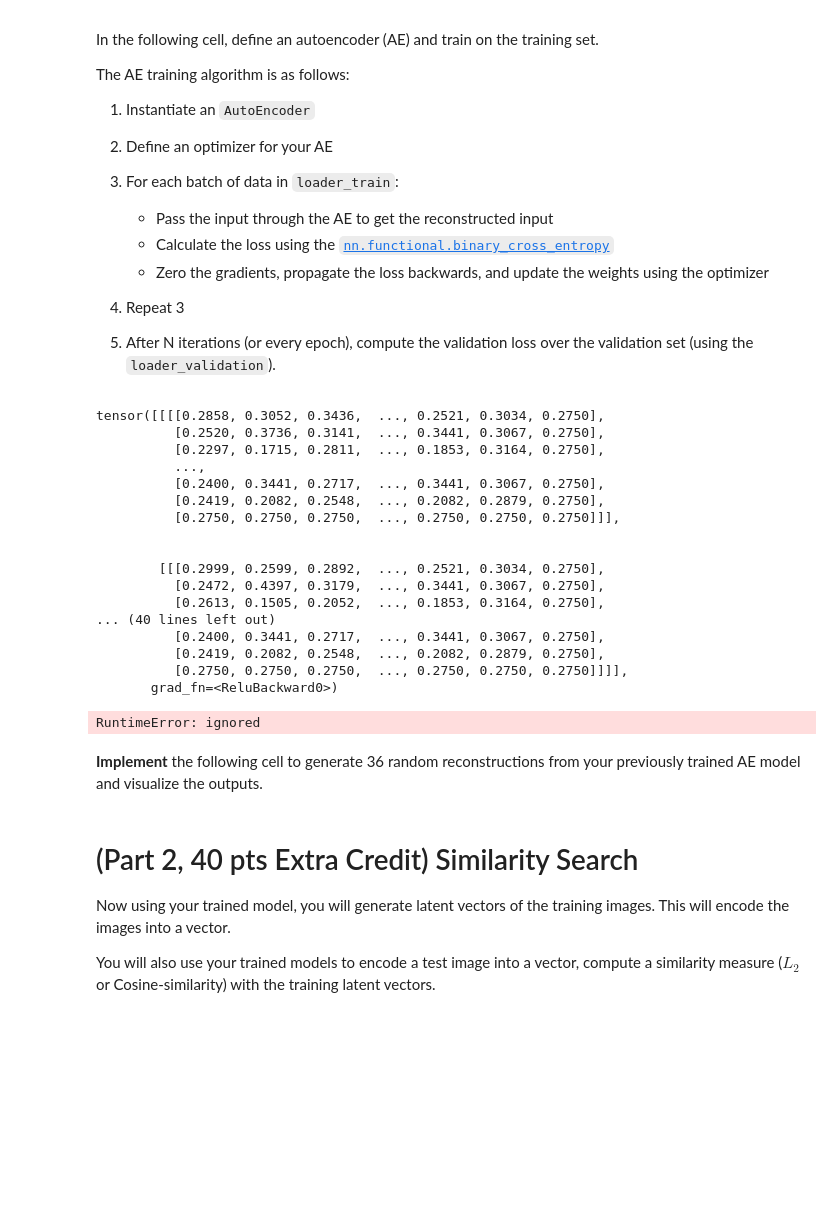
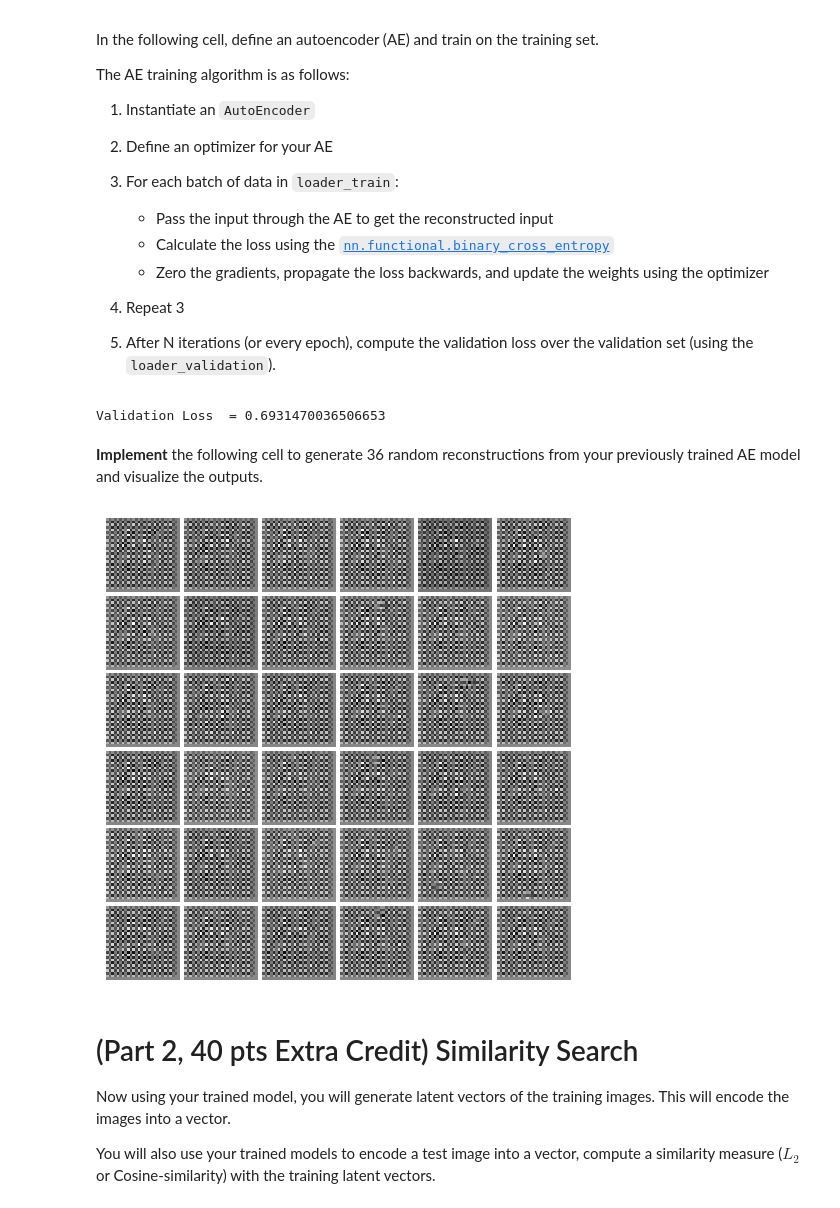
Before and after one commit to LadyLandshark/Annoyatron, a Jupyter notebook: khill9_cs480e_2023,3f_final.ipynb, the cells around one changed output. Drawn from its saved outputs; the diff is of its cells as text; code cells hidden in the pictures; blank space fills up the shorter version.

Commit message:
Part 1 works, for a given value of work

```diff
--- a/khill9_cs480e_2023,3f_final.ipynb
+++ b/khill9_cs480e_2023,3f_final.ipynb
@@ -169,7 +169,18 @@ class AutoEncoder(nn.Module):
             'linear': nn.Linear(400, self.latent_dim),
             'relu_final': nn.ReLU()
         }
-        self.layers = nn.ModuleList(self.layer_map.values())
+        self.decode_layers = [
+            nn.Linear(self.latent_dim, 400),
+            nn.Unflatten(1, (16, 5, 5)),
+            nn.MaxUnpool2d(2),
+            nn.ConvTranspose2d(16, 8, 3),
+            nn.ReLU(),
+            nn.MaxUnpool2d(2),
+            nn.ConvTranspose2d(8, 1, 3),
+            nn.ReLU(),
+            nn.Sigmoid()
+        ]
+        self.layers = nn.ModuleList(list(self.layer_map.values()) + self.decode_layers)
         #self.parameters = nn.ParameterList([self.height, self.width, self.latent_dim])
 
 
@@ -206,19 +217,9 @@ class AutoEncoder(nn.Module):
         #print(f"H shape: {h.shape}")
         #reshaped = torch.reshape(h, (self.height, self.width))
 
-        decode_layers = [
-            nn.Linear(self.latent_dim, 400),
-            nn.Unflatten(1, (16, 5, 5)),
-            nn.MaxUnpool2d(2),
-            nn.ConvTranspose2d(16, 8, 3),
-            nn.ReLU(),
-            nn.MaxUnpool2d(2),
-            nn.ConvTranspose2d(8, 1, 3),
-            nn.ReLU(),
-            #nn.BatchNorm2d(1)
-        ]
+
         curr_out = h
-        for i, layer in enumerate(decode_layers):
+        for i, layer in enumerate(self.decode_layers):
           if i == 2:
             #print(f"{curr_out.shape}, {self.indices2.shape}")
             curr_out = layer(curr_out, self.indices2, self.outsize2)
@@ -260,22 +261,23 @@ The AE training algorithm is as follows:
 model = AutoEncoder(28,28,784) # Instantiate your model to this variable
 
 # ==== BEGIN SOLUTION CODE ====
-learning_rate = 1e-3
+learning_rate = 0.1
 epochs = 3
 optimizer = torch.optim.Adam(model.parameters(), lr=learning_rate)
+#scheduler = torch.optim.lr_scheduler.ExponentialLR(optimizer, gamma=0.9)
 for epoch in range(epochs):
   # train
   model.train()
   for batch, (x, y) in enumerate(loader_train, 0):
+    optimizer.zero_grad()
     reconstructed = model.forward(x)
     if torch.max(reconstructed) > 1:
       print(reconstructed)
     loss = nn.functional.binary_cross_entropy(reconstructed, x)
     #print('bob')
     loss.backward()
+    optimizer.step()
 
-    optimizer.step()
-    optimizer.zero_grad()
   # test
   model.eval()
   size = len(loader_validation.dataset)
@@ -287,28 +289,12 @@ for epoch in range(epochs):
     validation_loss += loss.item()
   validation_loss /= num_batches
   print(f"Validation Loss  = {validation_loss}")
+#  scheduler.step()
 
 
 
 # ==== END SOLUTION CODE ====
 # %% [output]
-tensor([[[[0.2858, 0.3052, 0.3436,  ..., 0.2521, 0.3034, 0.2750],
-          [0.2520, 0.3736, 0.3141,  ..., 0.3441, 0.3067, 0.2750],
-          [0.2297, 0.1715, 0.2811,  ..., 0.1853, 0.3164, 0.2750],
-          ...,
-          [0.2400, 0.3441, 0.2717,  ..., 0.3441, 0.3067, 0.2750],
-          [0.2419, 0.2082, 0.2548,  ..., 0.2082, 0.2879, 0.2750],
-          [0.2750, 0.2750, 0.2750,  ..., 0.2750, 0.2750, 0.2750]]],
-
-
-        [[[0.2999, 0.2599, 0.2892,  ..., 0.2521, 0.3034, 0.2750],
-          [0.2472, 0.4397, 0.3179,  ..., 0.3441, 0.3067, 0.2750],
-          [0.2613, 0.1505, 0.2052,  ..., 0.1853, 0.3164, 0.2750],
-... (40 lines left out)
-          [0.2400, 0.3441, 0.2717,  ..., 0.3441, 0.3067, 0.2750],
-          [0.2419, 0.2082, 0.2548,  ..., 0.2082, 0.2879, 0.2750],
-          [0.2750, 0.2750, 0.2750,  ..., 0.2750, 0.2750, 0.2750]]]],
-       grad_fn=<ReluBackward0>)
+Validation Loss  = 0.6931470036506653
-RuntimeError: ignored
 # %% [markdown]
 **Implement** the following cell to generate 36 random reconstructions from your previously trained AE model and visualize the outputs.
@@ -319,3 +301,15 @@ RuntimeError: ignored
+# %%
+# ==== BEGIN SOLUTION CODE ====
+with torch.no_grad():
+  batch = next(iter(loader_train))
+  reconstructed = model.forward(batch[0])
+  images = reconstructed.view(batch_size, 784)
+  show_images(images[:36])
+
+
+# ==== END SOLUTION CODE ====
+# %% [output]
+[figure, added]
 # %% [markdown]
 # (Part 2, 40 pts Extra Credit) Similarity Search
 
```
Also changed, not shown: parts of 2 cells of this notebook.
